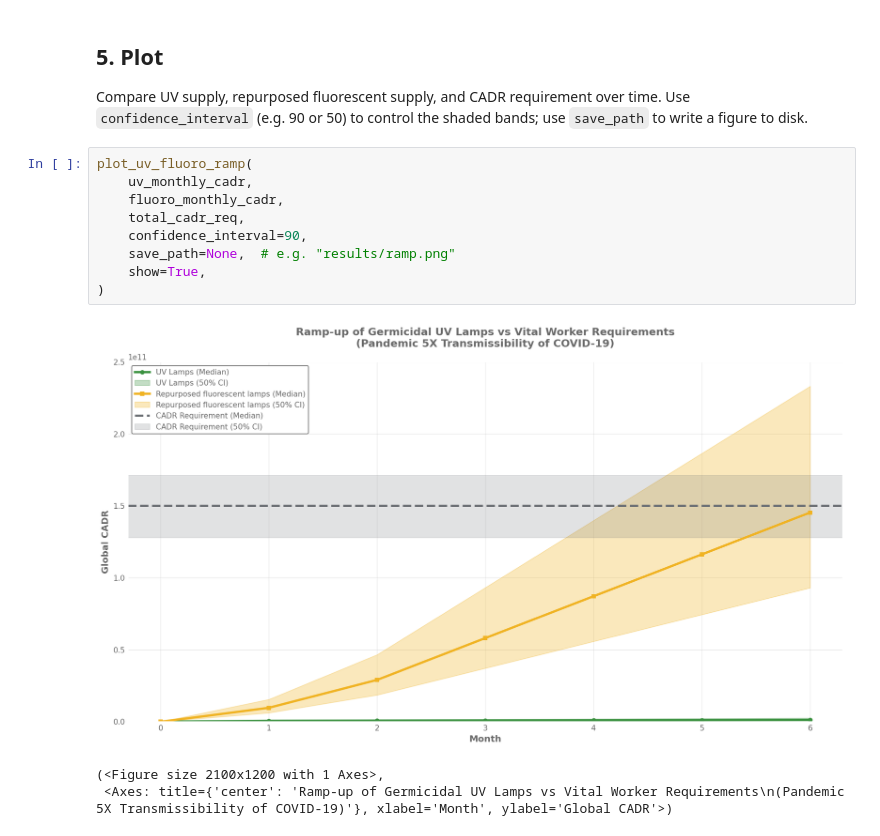
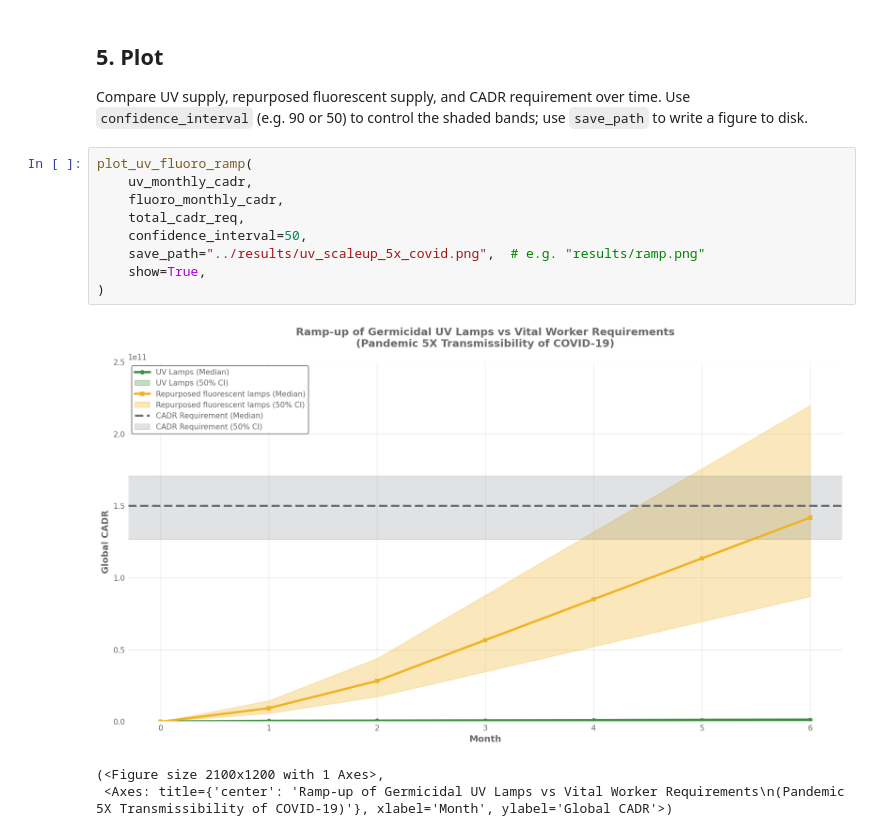
Before and after one commit to jamesmulhall/guv-scaleup-model, a Jupyter notebook: scripts/estimate_scaleup.ipynb, the cells around one changed output. Saved outputs shown, nothing was run; the diff lists cells and outputs as text.

```diff
--- a/scripts/estimate_scaleup.ipynb
+++ b/scripts/estimate_scaleup.ipynb
@@ -109,13 +113,13 @@ Compare UV supply, repurposed fluorescent supply, and CADR requirement over time
 # %%
 plot_uv_fluoro_ramp(
     uv_monthly_cadr,
     fluoro_monthly_cadr,
     total_cadr_req,
-    confidence_interval=90,
-    save_path=None,  # e.g. "results/ramp.png"
+    confidence_interval=50,
+    save_path="../results/uv_scaleup_5x_covid.png",  # e.g. "results/ramp.png"
     show=True,
 )
 # %% [output]
-[figure, old version]
+[figure, new version]
 (<Figure size 2100x1200 with 1 Axes>,
  <Axes: title={'center': 'Ramp-up of Germicidal UV Lamps vs Vital Worker Requirements\n(Pandemic 5X Transmissibility of COVID-19)'}, xlabel='Month', ylabel='Global CADR'>)
```
Also changed, not shown: parts of 6 cells of this notebook, 15 other files.
